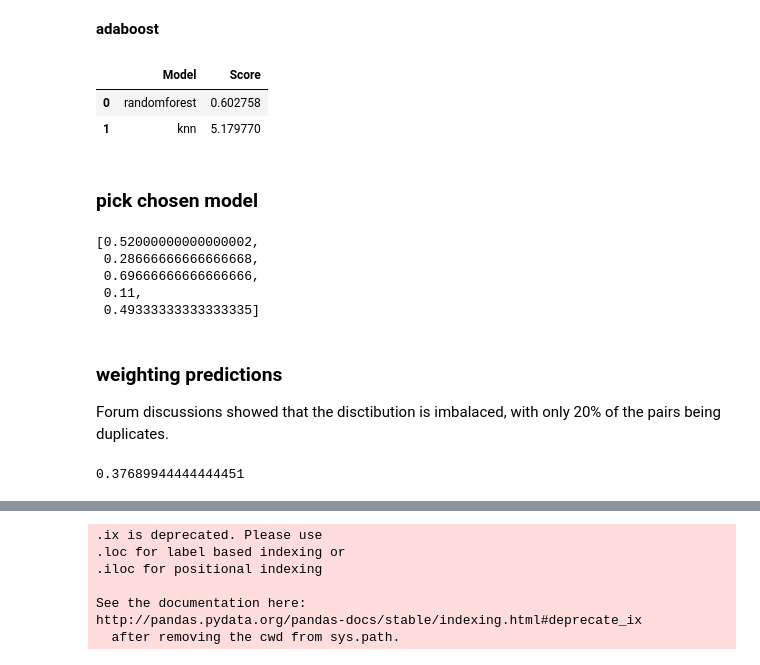
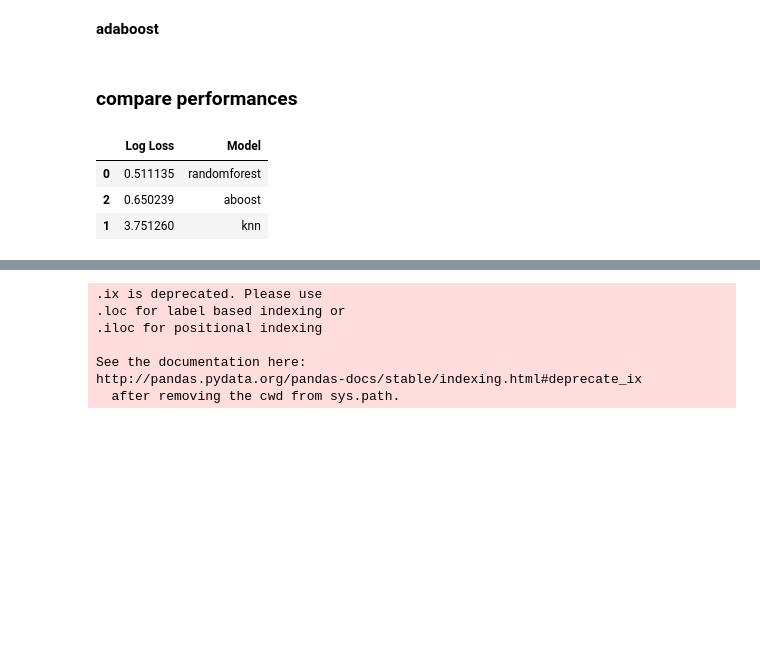
Before and after one commit to Marcelobbr/Kaggle_Quora, a Jupyter notebook: kaggle_quora.ipynb, the cells around one changed output, grey strips where cells are left out. Drawn from its saved outputs; the diff is of its cells as text; code cells hidden in the pictures; blank space fills up the shorter version.

```diff
--- a/kaggle_quora.ipynb
+++ b/kaggle_quora.ipynb
@@ -613,0 +488,33 @@ sub.to_csv('simple_xgb.csv', index=False)
+# %%
+index2word_set = set(model_wikimedia.wv.index2word)
+
+def make_vector_features(data, question1_vectors, question2_vectors):
+    for index in range(0,len(data)):
+        question1_vectors.append(makeFeatureVec(data["question1"].iloc[index],model_wikimedia,index2word_set,num_features))
+        question2_vectors.append(makeFeatureVec(data["question2"].iloc[index],model_wikimedia,index2word_set,num_features))
+    question1_vectors = numpy.array(question1_vectors)
+    question2_vectors = numpy.array(question2_vectors)
+
+    #NANs to 0
+    where_are_NaNs_1 = numpy.isnan(question1_vectors)
+    where_are_NaNs_2 = numpy.isnan(question2_vectors)
+    question1_vectors[where_are_NaNs_1] = 0
+    question2_vectors[where_are_NaNs_2] = 0
+
+    count = 0
+    empty_array = numpy.empty([1000, 1])
+
+    features_wikimedia = (add_vectors(question1_vectors,question2_vectors))
+
+    wikimedia_df = pandas.DataFrame(features_wikimedia)
+    wikimedia_df = wikimedia_df.transpose()
+
+    #indexing wikimedia_df to correspond to data
+    wikimedia_df = wikimedia_df.set_index(data.index)
+
+    #merge data and wikimedia_df (which has the word2vec vectors)
+    data = data.join(wikimedia_df, lsuffix='_left', rsuffix='_right')
+
+    return data
+    return question1_vectors
+    return question2_vectors
@@ -644,3 +597,5 @@ quora_train = make_dist_features(quora_train)
+# %%
+quora_train = make_dist_features(quora_train)
 # %% [markdown]
 ### delete text and id features
 # %%
@@ -672,0 +603,3 @@ quora_train = quora_train.astype(float32)
+# %%
+# Repair for NaNs. Also check all variables.
+quora_train = repair_cells(quora_train)
@@ -730,37 +657,21 @@ aboost = AdaBoostClassifier(base_estimator=None,
                              n_estimators=200,
                              learning_rate=0.1,
                              algorithm='SAMME.R',
-                             random_state=0).fit(X_traincv, y_traincv)
+                             random_state=0)
 aboost.fit(quora_train_features, quora_train_y)
 
 aboost_predict = aboost.predict_proba(quora_test_features)
 
 logloss_aboost = log_loss(quora_test_y,aboost_predict)
+# %% [markdown]
+### compare performances
 # %%
 models = pandas.DataFrame({
     'Model': ['randomforest', 'knn', 'aboost'],
-    'Score': [logloss_random_forest, logloss_knn, logloss_aboost]})
+    'Log Loss': [logloss_random_forest, logloss_knn, logloss_aboost]})
 models.sort_values(by='Log Loss')
 # %% [output]
-|  | Model | Score |
-| 0 | randomforest | 0.602758 |
-| 1 | knn | 5.179770 |
+|  | Log Loss | Model |
+| 0 | 0.511135 | randomforest |
+| 2 | 0.650239 | aboost |
+| 1 | 3.751260 | knn |
-# %% [markdown]
-### pick chosen model
-# %%
-pred_submission = [i[1] for i in predict]
-pred_submission[:5]
-# %% [output]
-[0.52000000000000002,
- 0.28666666666666668,
- 0.69666666666666666,
- 0.11,
- 0.49333333333333335]
-# %% [markdown]
-### weighting predictions
-Forum discussions showed that the disctibution is imbalaced, with only 20% of the pairs being duplicates.
-# %%
-pred_mean=numpy.mean(pred_submission)
-pred_mean
-# %% [output]
-0.37689944444444451
```
Also changed, not shown: parts of 108 cells of this notebook.
